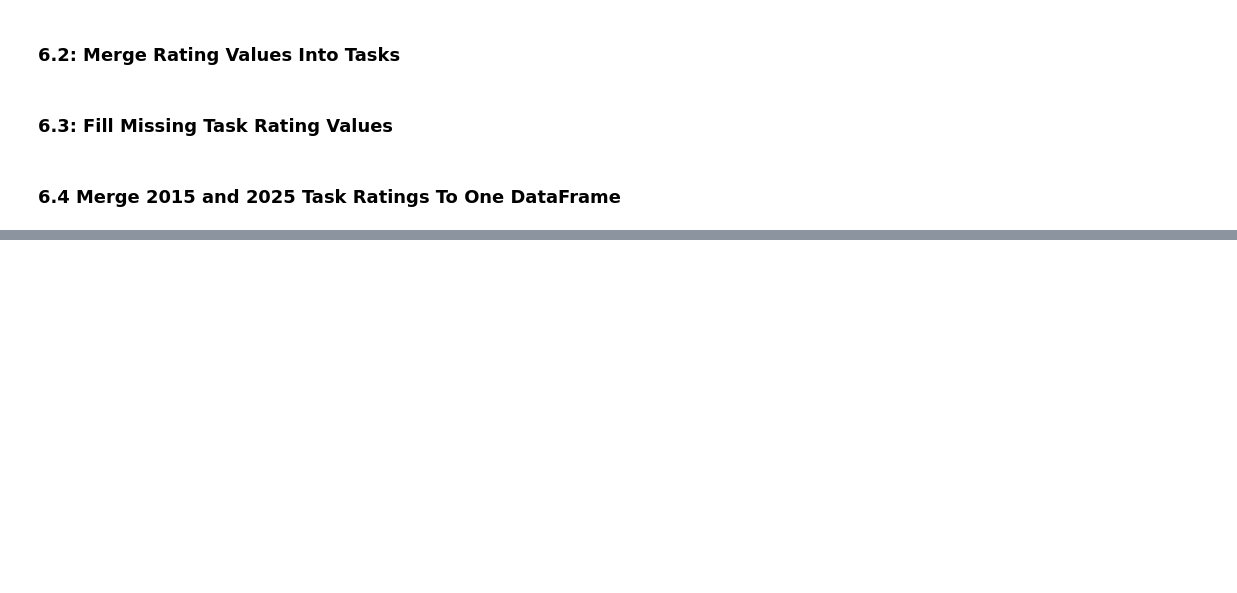
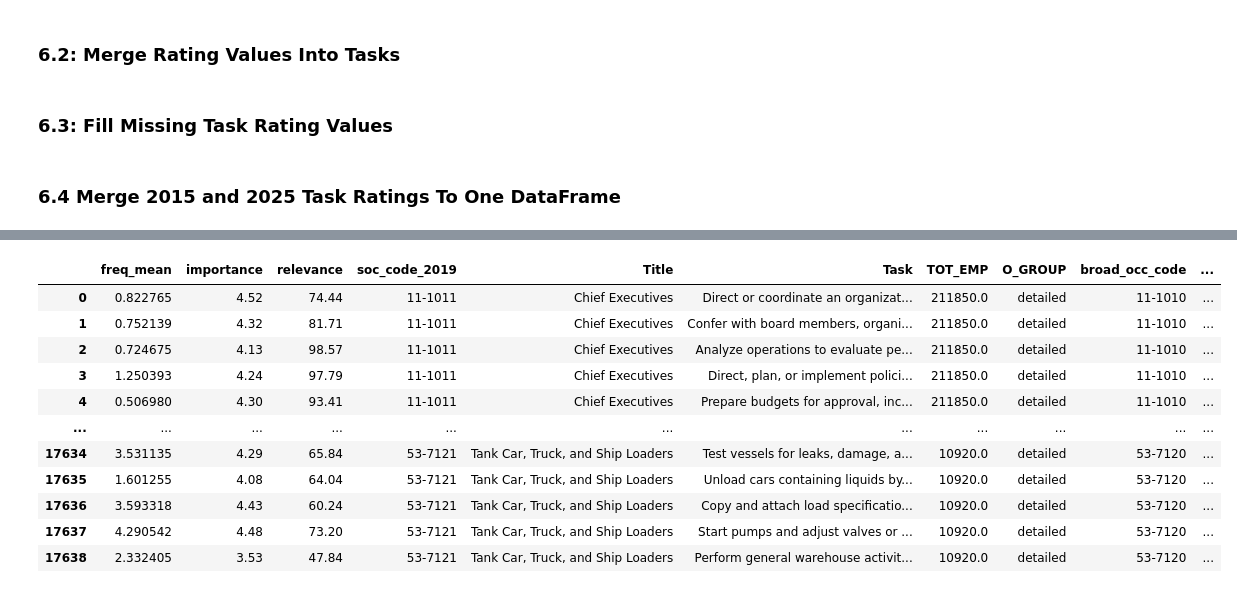
Before and after one commit to theodorewright11/aei_data_analysis, a Jupyter notebook: scripts/data_merge.ipynb, the cells around one changed output, grey strips where cells are left out. Cells and saved outputs as stored; diff of their text form; code cells hidden in the pictures; blank space fills up the shorter version.

```diff
--- a/scripts/data_merge.ipynb
+++ b/scripts/data_merge.ipynb
@@ -1283,0 +1509,93 @@ if save_files_each_step:
+# %%
+ratings_df = pd.read_csv("../merged_data_files/ratings_cleaned_2025.csv")
+nat_emp_df = pd.read_csv("../data/oews_national_2024.csv")
+
+ # Get only columns needed
+emp_df_trimmed = nat_emp_df[["OCC_CODE", "TOT_EMP", "O_GROUP"]].copy()
+emp_df_trimmed.rename(columns={"OCC_CODE": "soc_code_2019"}, inplace=True)
+
+ratings_df_trimmed = ratings_df[["freq_mean", "importance", "relevance", "O*NET-SOC Code", "Title", "Task"]].copy()
+ratings_df_trimmed.rename(columns={"O*NET-SOC Code": "soc_code_2019"}, inplace=True)
+ratings_df_trimmed["soc_code_2019"] = ratings_df_trimmed["soc_code_2019"].str[:7]
+
+# Change emp columns to floats
+emp_df_trimmed["TOT_EMP"] = pd.to_numeric(emp_df_trimmed["TOT_EMP"], errors="coerce")
+
+merged = ratings_df_trimmed.merge(
+    emp_df_trimmed,
+    on="soc_code_2019",
+    how="left"
+)
+
+soc_structure_df = pd.read_csv("../data/soc_structure_2019.csv")
+soc_tmp = soc_structure_df.copy()
+soc_tmp["Broad Occupation"] = soc_tmp["Broad Occupation"].replace("", np.nan)
+
+# Forward-fill hierarchy column
+soc_tmp[["Broad Occupation"]] = (soc_tmp[["Broad Occupation"]].ffill())
+
+# Drop rows where BOTH detailed columns are NA
+soc_tmp = soc_tmp.dropna(subset=["Detailed Occupation", "Detailed O*NET-SOC"], how="all")
+
+# Create map of broad occupation to count of unique detailed occupations
+broad_counts_map = (
+    soc_tmp.groupby("Broad Occupation")["Detailed Occupation"]
+        .nunique()
+        .astype("Int64")
+        .to_dict()
+)
+
+# Derive broad code from each row's SOC 2010 (e.g., 11-1011.03 -> 11-1010)
+merged["broad_occ_code"] = (
+    merged["soc_code_2019"].astype(str).str[:7].str.replace(r"(\d)$", "0", regex=True)
+)
+
+# Map counts
+merged["broad_counts"] = merged["broad_occ_code"].map(broad_counts_map)
+
+
+# Get 5 digit SOC codes for broad groups to merge on
+emp_df_trimmed["5_digit_soc"] = emp_df_trimmed["soc_code_2019"].astype(str).str[:6]
+
+#Create fallback DataFrames with only broad groups and where median values are missing
+emp_df_trimmed_fallback_1st = emp_df_trimmed[emp_df_trimmed["O_GROUP"] == "broad"]
+merged_fallback_1st = merged[merged["TOT_EMP"].isna()].copy()
+merged_fallback_1st["5_digit_soc"] = merged_fallback_1st["soc_code_2019"].astype(str).str[:6]
+
+# Create fallback df with broad group wages
+fallback_merge = merged_fallback_1st.merge(
+    emp_df_trimmed_fallback_1st[["5_digit_soc", "TOT_EMP"]],
+    on="5_digit_soc", how="left",
+    suffixes=("", "_fallback")
+)
+
+fallback_merge["TOT_EMP_fallback"] = fallback_merge["TOT_EMP_fallback"] / fallback_merge["broad_counts"]
+
+# Make titles unique so we don't create a Cartesian product when merging into main DataFrame
+fallback_merge_unique_titles = fallback_merge.drop_duplicates(subset="Title")
+
+# Merge fallback data into the main dataframe
+merged = merged.merge(
+    fallback_merge_unique_titles[["Title", "TOT_EMP_fallback"]],
+    on="Title",
+    how="left"
+)
+
+# Fill missing emp values from fallback columns
+merged["TOT_EMP"] = merged["TOT_EMP"].fillna(merged["TOT_EMP_fallback"])
+
+
+merged
+# %% [output]
+|  | freq_mean | importance | relevance | soc_code_2019 | Title | Task | TOT_EMP | O_GROUP | broad_occ_code | ... |
+| 0 | 0.822765 | 4.52 | 74.44 | 11-1011 | Chief Executives | Direct or coordinate an organizat... | 211850.0 | detailed | 11-1010 | ... |
+| 1 | 0.752139 | 4.32 | 81.71 | 11-1011 | Chief Executives | Confer with board members, organi... | 211850.0 | detailed | 11-1010 | ... |
+| 2 | 0.724675 | 4.13 | 98.57 | 11-1011 | Chief Executives | Analyze operations to evaluate pe... | 211850.0 | detailed | 11-1010 | ... |
+| 3 | 1.250393 | 4.24 | 97.79 | 11-1011 | Chief Executives | Direct, plan, or implement polici... | 211850.0 | detailed | 11-1010 | ... |
+| 4 | 0.506980 | 4.30 | 93.41 | 11-1011 | Chief Executives | Prepare budgets for approval, inc... | 211850.0 | detailed | 11-1010 | ... |
+| ... | ... | ... | ... | ... | ... | ... | ... | ... | ... | ... |
+| 17634 | 3.531135 | 4.29 | 65.84 | 53-7121 | Tank Car, Truck, and Ship Loaders | Test vessels for leaks, damage, a... | 10920.0 | detailed | 53-7120 | ... |
+| 17635 | 1.601255 | 4.08 | 64.04 | 53-7121 | Tank Car, Truck, and Ship Loaders | Unload cars containing liquids by... | 10920.0 | detailed | 53-7120 | ... |
+| 17636 | 3.593318 | 4.43 | 60.24 | 53-7121 | Tank Car, Truck, and Ship Loaders | Copy and attach load specificatio... | 10920.0 | detailed | 53-7120 | ... |
+| 17637 | 4.290542 | 4.48 | 73.20 | 53-7121 | Tank Car, Truck, and Ship Loaders | Start pumps and adjust valves or ... | 10920.0 | detailed | 53-7120 | ... |
+| 17638 | 2.332405 | 3.53 | 47.84 | 53-7121 | Tank Car, Truck, and Ship Loaders | Perform general warehouse activit... | 10920.0 | detailed | 53-7120 | ... |
```
Also changed, not shown: parts of 16 cells of this notebook, 4 other files.
